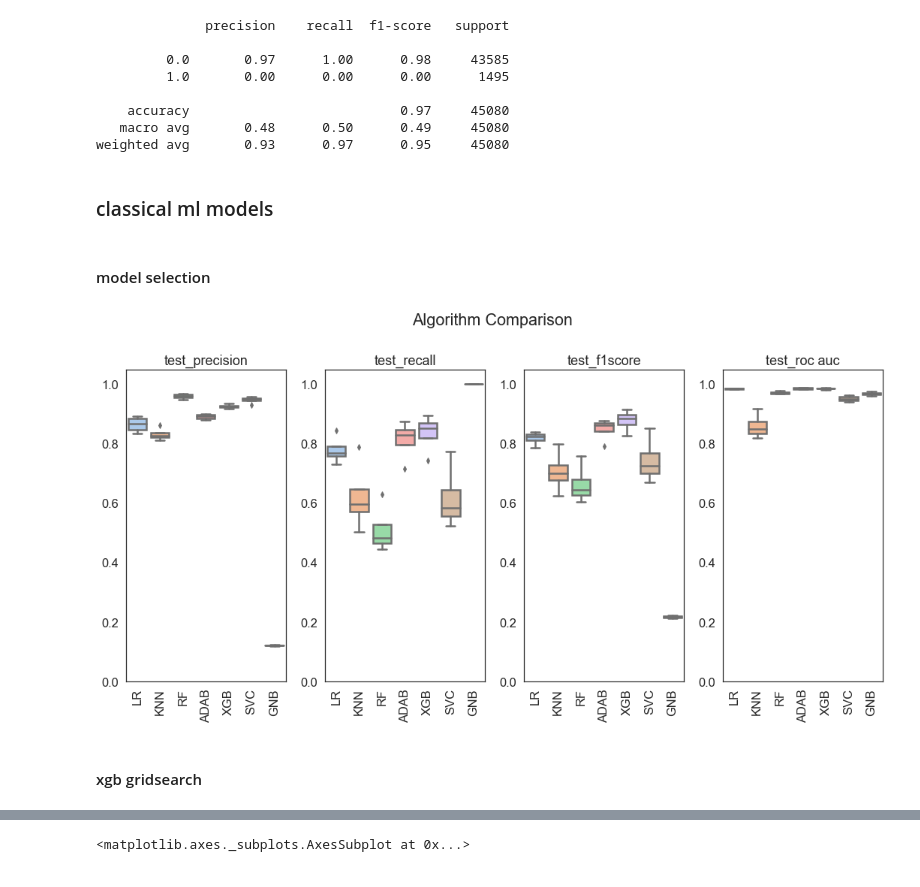
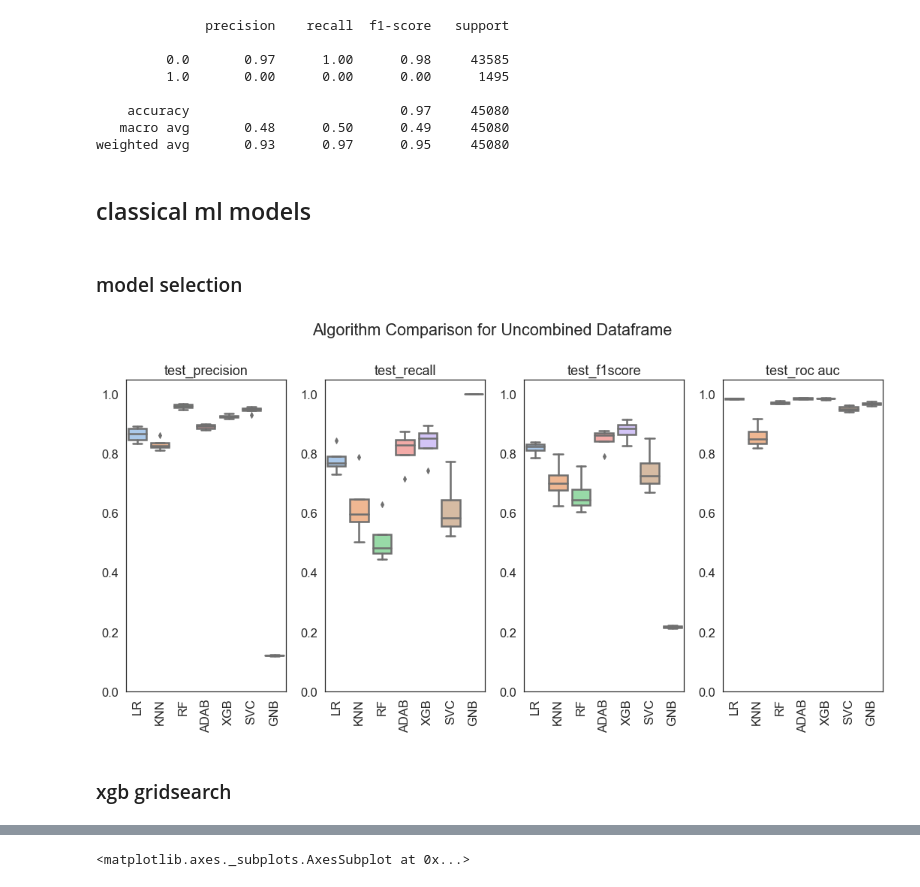
Before and after one commit to Karsten-Yan/ky-nf-capstone, a Jupyter notebook: 2_Predictive_Modelling.ipynb, the cells around one changed output, grey strips where cells are left out. Cells and saved outputs as stored; diff of their text form; code cells hidden in the pictures.

Commit message:
model selector class update, modified ration function

```diff
--- a/2_Predictive_Modelling.ipynb
+++ b/2_Predictive_Modelling.ipynb
@@ -168,7 +160,7 @@ preprocessor_combined = ColumnTransformer(
 
 class ModelSelector():
 
-    def __init__(self, preprocessor, sampler=None):
+    def __init__(self, preprocessor, sampler=None, instance_name=None):
         # initialise class with predetrmined models and tests, maybe add functions to add/change them afterwards?
         # add option to use a sampler (default = none)
         self.results = []
@@ -191,6 +183,9 @@ class ModelSelector():
                         ('SVC', SVC(random_state=seed)),
                         ('GNB', GaussianNB())
                     ]
+        self.instance_name = instance_name
+        self.tests = ["test_"+elm for elm in self.scoring.keys()]
+        self.best_results= []
 
 
     # function for determining the cvs, if True do cv for each ref_num
@@ -203,12 +198,9 @@ class ModelSelector():
 
 
     # fit each model and do cv and record cvs and names
-    def __model_selection__(self, X, y, state):
+    def select_model(self, X, y, state):
         self.cv_state = state
         self.__cv__(X)
-        results = []
-        names = []
-        val = []
         for name, model in self.models:
             model_pipe = Pipeline([(self.preprocessor.__class__.__name__,self.preprocessor),
                                    (self.sampler.__class__.__name__,self.sampler),("name",model)])
@@ -216,18 +208,33 @@ class ModelSelector():
             self.results.append(cv_results)
             self.name.append(name)
 
-    def select_model(self,X,y,state):
+    def plot_selection(self):
         # plot the test scores for each test and each model
-        self.__model_selection__(X,y,state)
-        tests = ["test_"+elm for elm in self.scoring.keys()]
         plt.figure(figsize = (15,8))
-        plt.suptitle('Algorithm Comparison')
-        for idx, test in enumerate(tests):
+        plt.suptitle('Algorithm Comparison for ' + self.instance_name)
+        for idx, test in enumerate(self.tests):
             temp_results = [self.results[i][test] for i in range(len(self.results))]
-            plt.subplot(1,len(tests),idx+1)
+            plt.subplot(1,len(self.tests),idx+1)
             sns.boxplot(y = temp_results, x = self.name)
             plt.title(test)
             plt.xticks(rotation = 90)
             plt.ylim(0,1.05)
         plt.tight_layout()
         plt.subplots_adjust(top=0.85)
+
+    def get_scores(self, top = 3):
+
+        for idx, test in enumerate(self.tests):
+            temp_results = [np.mean(self.results[i][test]) for i in range(len(self.results))]
+            test_name = [test for i in range(len(self.name))]
+            instance_name = [self.instance_name for i in range (len(self.name))]
+            temp_best = sorted(zip(temp_results,self.name,test_name, instance_name), reverse = True)[:top]
+            self.best_results.append(temp_best)
+
+        test= pd.DataFrame()
+        for i in range(np.array(self.best_results).shape[0]):
+            test= pd.concat([test, pd.DataFrame(np.array(self.best_results)[i])], axis=0)
+        test.columns = ["test_result","model","test", "instance_name"]
+        test.test_result = test.test_result.astype(float)
+        test.set_index(["instance_name","test","model"], inplace = True)
+        return(test)
@@ -252,12 +279,14 @@ print(classification_report(y_val_not_combined,y_pred))
    macro avg       0.48      0.50      0.49     45080
 weighted avg       0.93      0.97      0.95     45080
 # %% [markdown]
-### classical ml models
+## classical ml models
 # %% [markdown]
-#### model selection
+### model selection
 # %%
-sel = ModelSelector(preprocessor_not_combined)
+sel = ModelSelector(preprocessor_not_combined, instance_name = "Uncombined Dataframe")
 # %%
 sel.select_model(X_finaltest_not_combined, y_finaltest_not_combined, True)
-# %% [output]
-[figure, removed]
+# %%
+sel.plot_selection()
+# %% [output]
+[figure, added]
@@ -264,5 +295,5 @@ sel.select_model(X_finaltest_not_combined, y_finaltest_not_combined, True)
 # %% [markdown]
-#### xgb gridsearch
+### xgb gridsearch
 # %%
 param_grid_xgb = {'xgbclassifier__max_depth':[1],
                  'xgbclassifier__learning_rate':[0.2],
```
Also changed, not shown: parts of 116 cells of this notebook, 2 other files.
